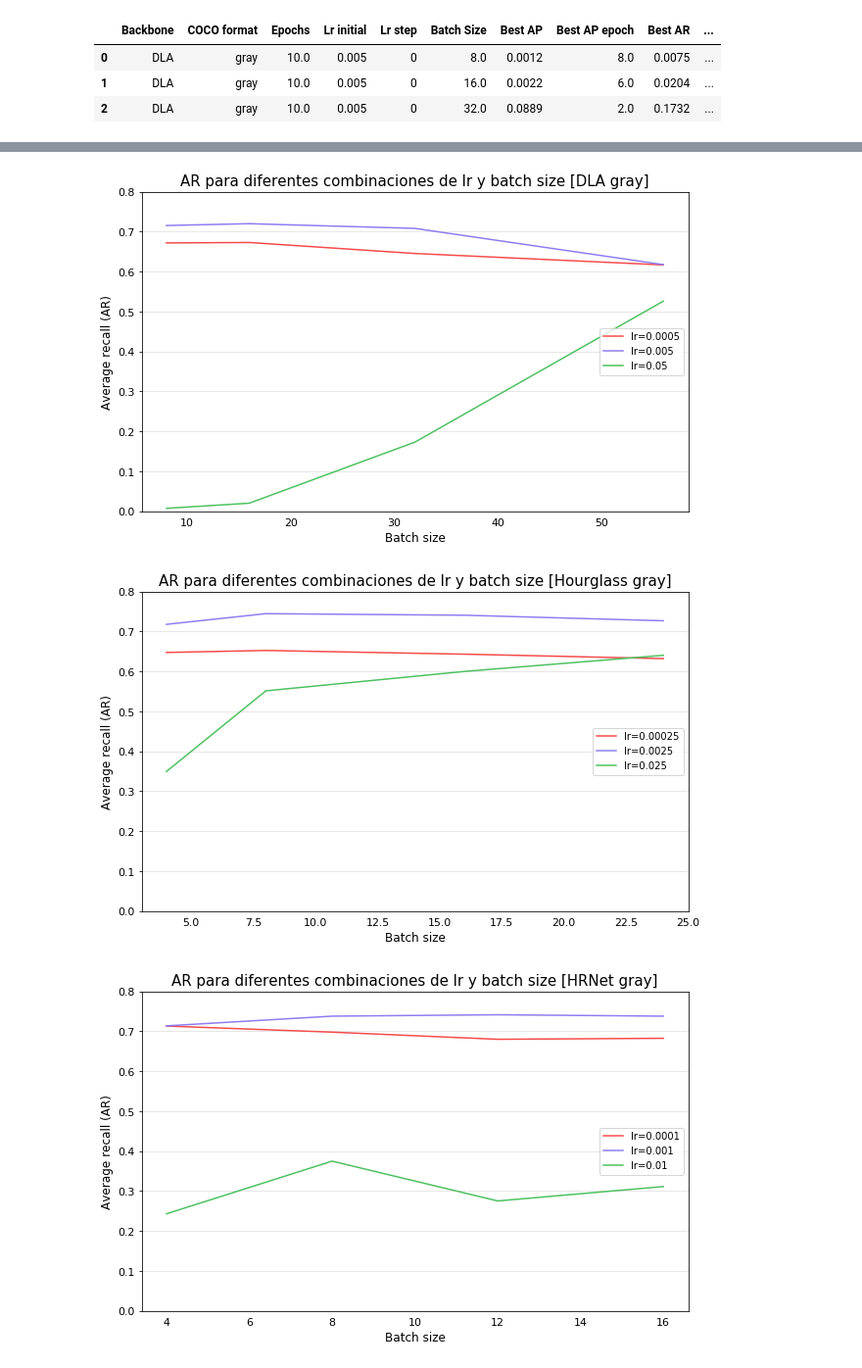
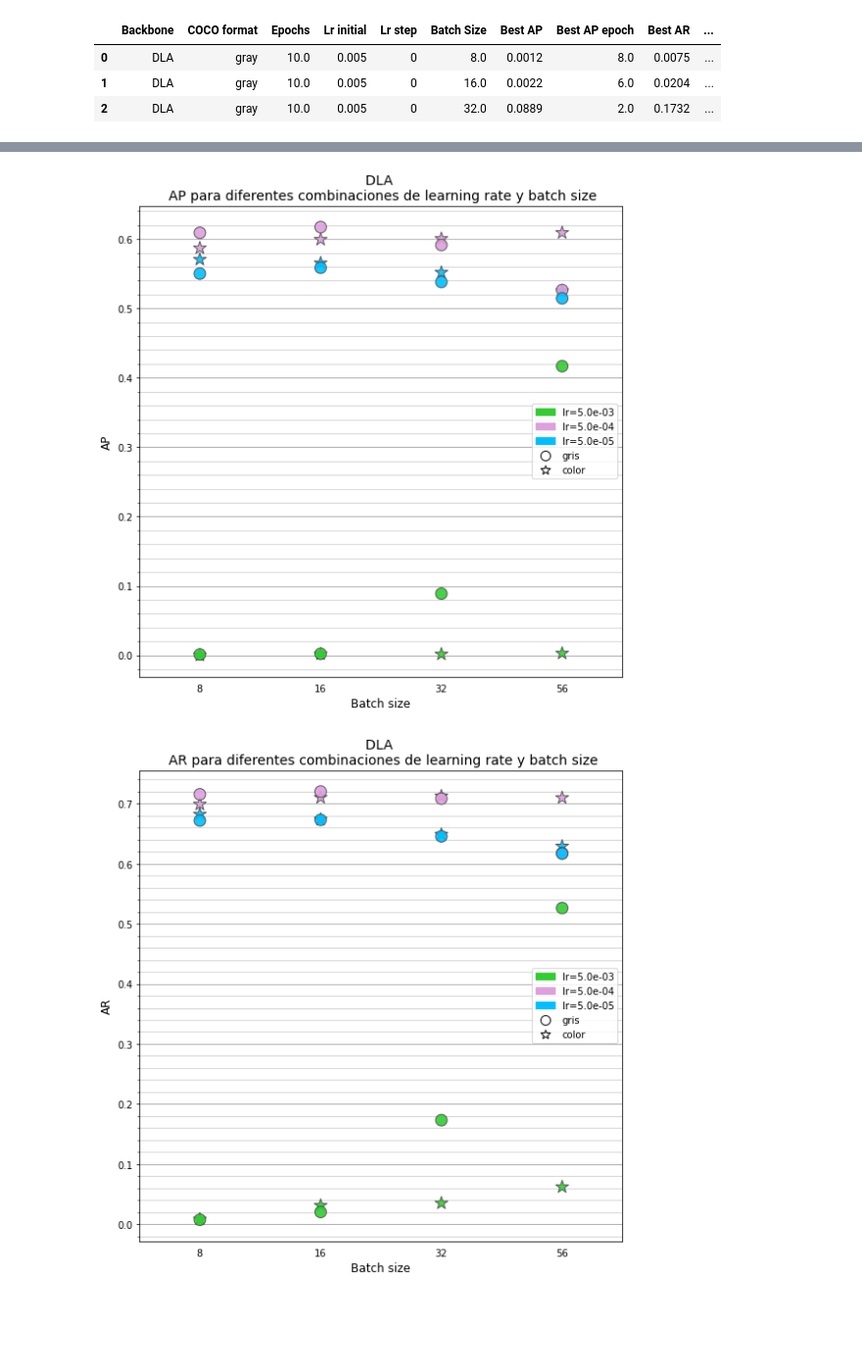
Before and after one commit to jsmithdlc/CenterNet-ThermalPose, a Jupyter notebook: src/pretty_plotts.ipynb, the cells around one changed output, grey strips where cells are left out. Shown at 98% size. Drawn from its saved outputs; the diff is of its cells as text; code cells hidden in the pictures; blank space fills up the shorter version.

Commit message:
updates results and notebook for result analysis

```diff
--- a/src/pretty_plotts.ipynb
+++ b/src/pretty_plotts.ipynb
@@ -60,9 +63,6 @@ plot_lr_search(ax,results_1x,"DLA","color","precision",show=True)
-# %%
-# Average recall for finetuning over model trained with gray images
-plot_lr_search(results_1x,"DLA","gray","recall")
-plot_lr_search(results_1x,"Hourglass","gray","recall")
-plot_lr_search(results_1x,"HRNet","gray","recall")
-# %% [output]
-[figure, removed]
-[figure, removed]
-[figure, removed]
+# %%
+plot_lr_search(dla_search,"DLA","AP")
+plot_lr_search(dla_search,"DLA","AR")
+# %% [output]
+[figure, added]
+[figure, added]
```
Also changed, not shown: parts of 4 cells of this notebook, 12 other files.
